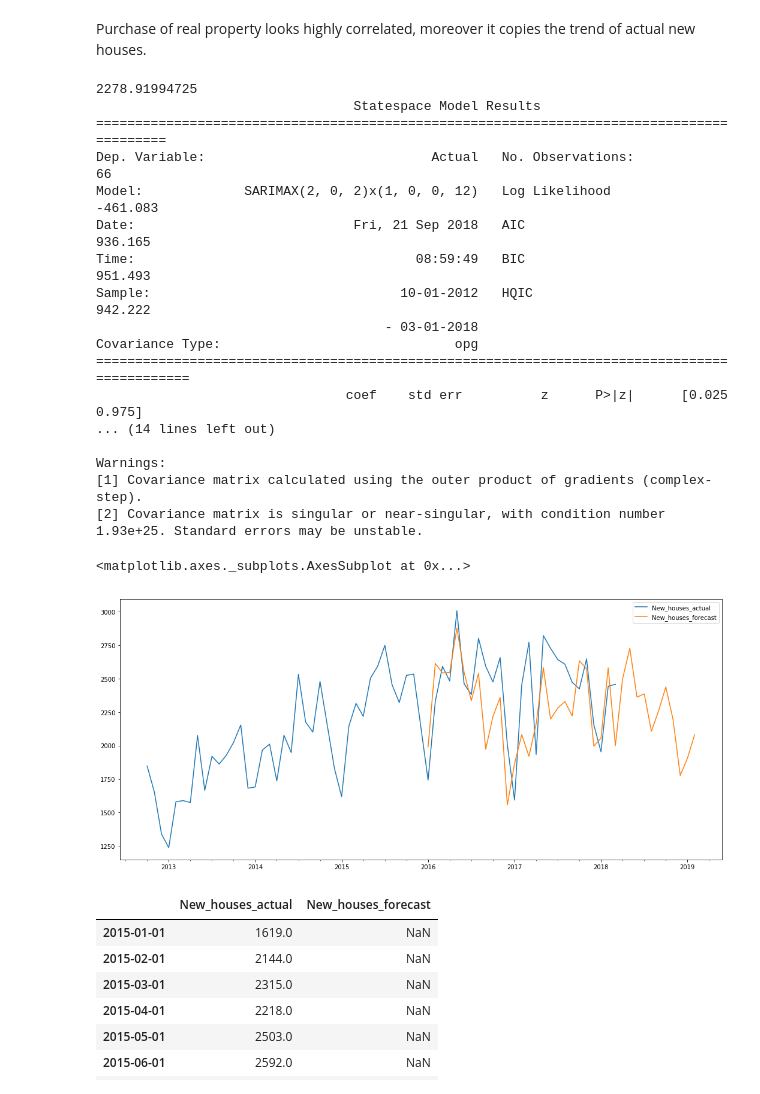
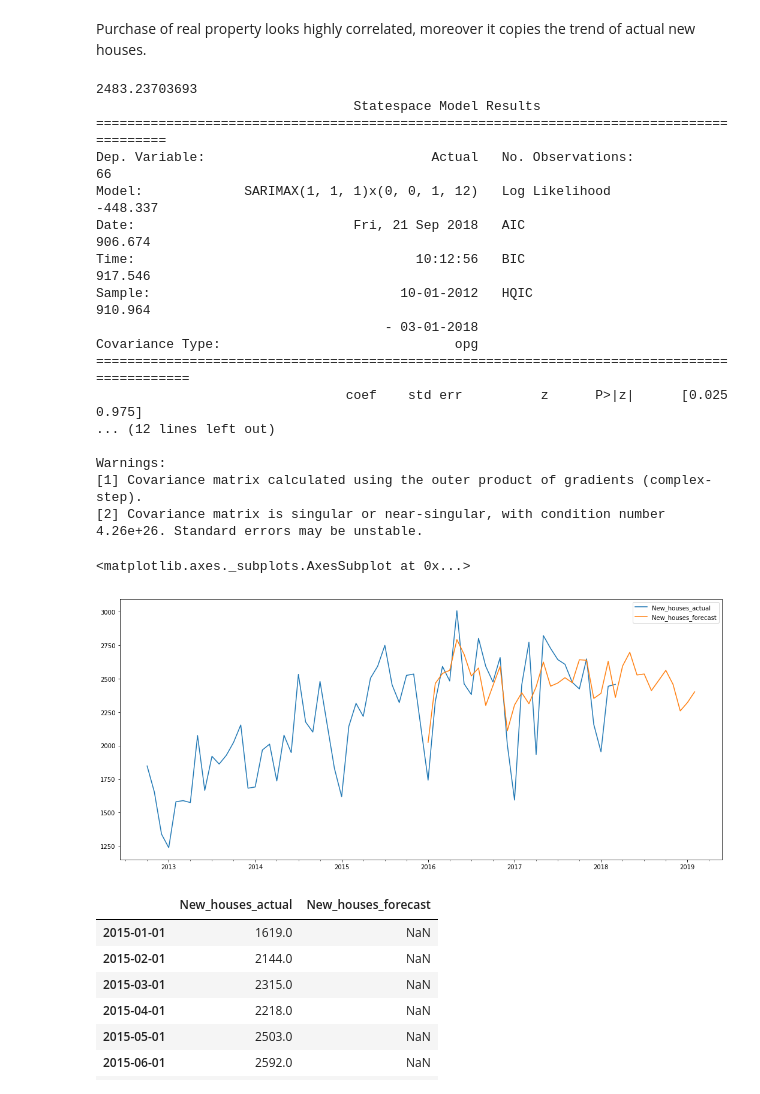
Before and after one commit to TheVacuumUniversity/Time-series-analysis, a Jupyter notebook: Building approvals in New South Wales (Australia) forecast - time series analysis.ipynb, the cells around one changed output. Cells and saved outputs as stored; diff of their text form; code cells hidden in the pictures.

```diff
--- a/Building approvals in New South Wales (Australia) forecast - time series analysis.ipynb
+++ b/Building approvals in New South Wales (Australia) forecast - time series analysis.ipynb
@@ -290,3 +289,10 @@ Covariance Type:                              opg
 
 Warnings:
 [1] Covariance matrix calculated using the outer product of gradients (complex-step).
+# %%
+# ommiting variable arL1 with p-value > 0.05
+
+best_model_result = find_best_model([0], [1], [1], new_houses_series)
+mod = sm.tsa.statespace.SARIMAX(new_houses_series, order=best_model_result[0], seasonal_order=best_model_result[1],trend='n')
+my_model = mod.fit()
+print(my_model.summary())
@@ -293,7 +317,7 @@ Warnings:
 # %%
 Actual  = pd.DataFrame(new_houses_series)
 Actual.columns = ['New_houses_actual']
-Forecast = pd.DataFrame(my_model.predict(start = '2016-01-01', end= '2021-03-01', dynamic= True))
+Forecast = pd.DataFrame(my_model.predict(start = '2017-01-01', end= '2021-03-01', dynamic= True))
 Forecast.columns = ['New_houses_forecast']
 
 Prediction=pd.merge(Actual, Forecast, how='outer', left_index=True, right_index=True)
@@ -930,8 +954,8 @@ approved_houses = approved_houses.loc['2012-09-30':'2018-03-31']
 
 
 order_of_intergration = range(0, 2)
-AR_model_order  = range(0, 3)
-MA_model_order = range(0, 3)
+AR_model_order  = range(0, 2)
+MA_model_order = range(0, 2)
 
 
 best_exog_model_result = find_best_model_exog_var(AR_model_order,
@@ -948,41 +972,41 @@ model_exog = sm.tsa.statespace.SARIMAX(approved_houses,
 
 my_model_exog = model_exog.fit()
 
 # statistical summary
 print(my_model_exog.summary())
 
 
 # Prediction power
 Actual  = pd.DataFrame(approved_houses)
 Actual.columns = ['New_houses_actual']
 Forecast = pd.DataFrame(my_model_exog.predict(start = '2016-01-01',
                                               end= '2019-02-01',
                                               exog=exogVar_lag12_forecast,
                                               dynamic= True))
 Forecast.columns = ['New_houses_forecast']
 
 Prediction=pd.merge(Actual, Forecast, how='outer', left_index=True, right_index=True)
 Prediction.plot(figsize=(18, 8))
 # %% [output]
-2278.91994725
+2483.23703693
                                  Statespace Model Results
 ==========================================================================================
 Dep. Variable:                             Actual   No. Observations:                   66
-Model:             SARIMAX(2, 0, 2)x(1, 0, 0, 12)   Log Likelihood                -461.083
-Date:                            Fri, 21 Sep 2018   AIC                            936.165
-Time:                                    08:59:49   BIC                            951.493
-Sample:                                10-01-2012   HQIC                           942.222
+Model:             SARIMAX(1, 1, 1)x(0, 0, 1, 12)   Log Likelihood                -448.337
+Date:                            Fri, 21 Sep 2018   AIC                            906.674
+Time:                                    10:12:56   BIC                            917.546
+Sample:                                10-01-2012   HQIC                           910.964
                                      - 03-01-2018
 Covariance Type:                              opg
 =============================================================================================
                                 coef    std err          z      P>|z|      [0.025      0.975]
-... (14 lines left out)
+... (12 lines left out)
 
 Warnings:
 [1] Covariance matrix calculated using the outer product of gradients (complex-step).
-[2] Covariance matrix is singular or near-singular, with condition number 1.93e+25. Standard errors may be unstable.
+[2] Covariance matrix is singular or near-singular, with condition number 4.26e+26. Standard errors may be unstable.
 <matplotlib.axes._subplots.AxesSubplot at 0x...>
-[figure, old version]
+[figure, new version]
 # %%
 Prediction.tail(50)
 # %% [output]
```
Also changed, not shown: parts of 6 cells of this notebook.
